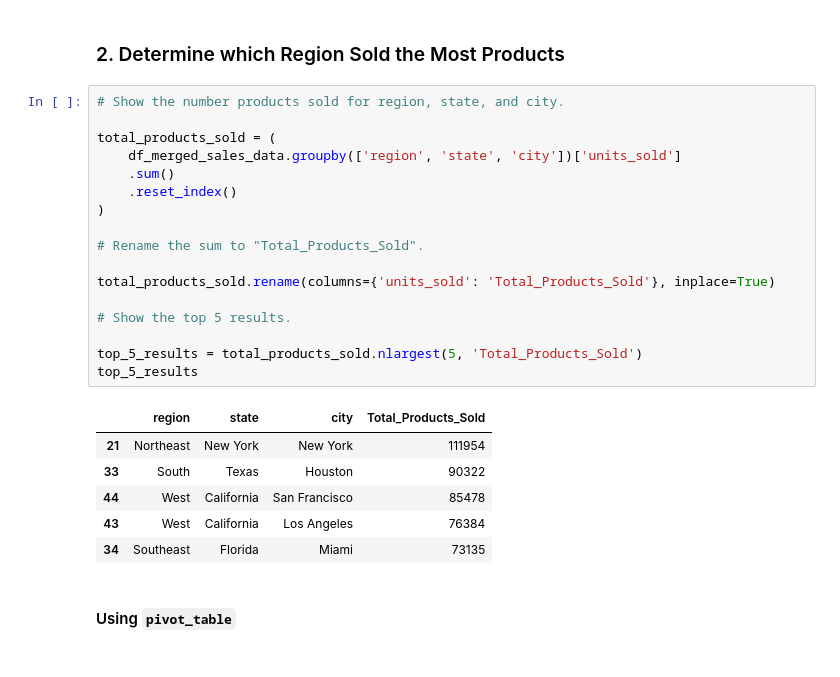
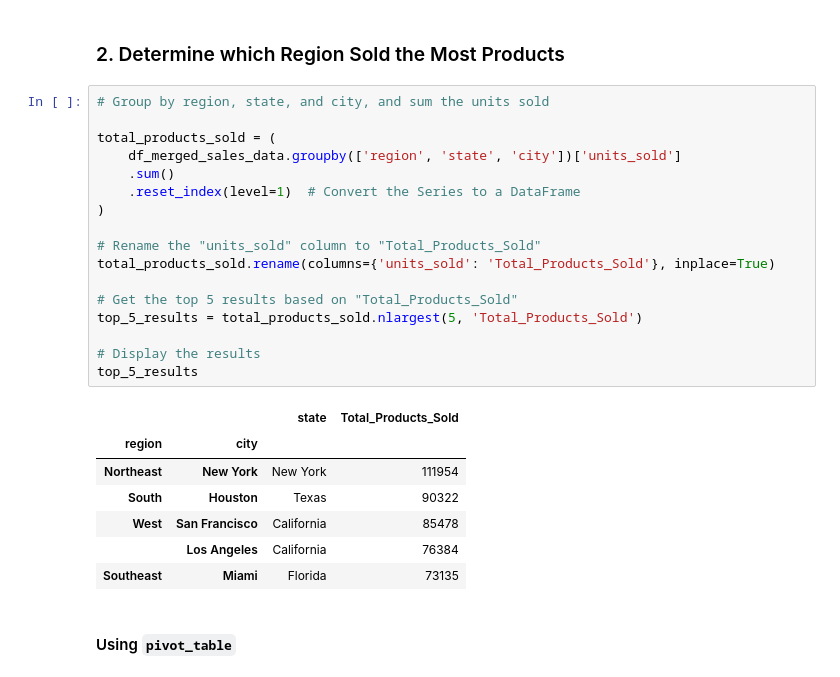
Before and after one commit to mward2020/athletic_sales_analysis, a Jupyter notebook: athletic_sales_analysis.ipynb, the cells around one changed output. Drawn from its saved outputs; the diff is of its cells as text.

```diff
--- a/athletic_sales_analysis.ipynb
+++ b/athletic_sales_analysis.ipynb
@@ -190,29 +190,30 @@ memory usage: 904.2+ KB
 # %% [markdown]
 ### 2. Determine which Region Sold the Most Products
 # %%
-# Show the number products sold for region, state, and city.
+# Group by region, state, and city, and sum the units sold
 
 total_products_sold = (
     df_merged_sales_data.groupby(['region', 'state', 'city'])['units_sold']
     .sum()
-    .reset_index()
+    .reset_index(level=1)  # Convert the Series to a DataFrame
 )
 
-# Rename the sum to "Total_Products_Sold".
-
+# Rename the "units_sold" column to "Total_Products_Sold"
 total_products_sold.rename(columns={'units_sold': 'Total_Products_Sold'}, inplace=True)
 
-# Show the top 5 results.
+# Get the top 5 results based on "Total_Products_Sold"
+top_5_results = total_products_sold.nlargest(5, 'Total_Products_Sold')
 
-top_5_results = total_products_sold.nlargest(5, 'Total_Products_Sold')
+# Display the results
 top_5_results
 # %% [output]
-|  | region | state | city | Total_Products_Sold |
-| 21 | Northeast | New York | New York | 111954 |
-| 33 | South | Texas | Houston | 90322 |
-| 44 | West | California | San Francisco | 85478 |
-| 43 | West | California | Los Angeles | 76384 |
-| 34 | Southeast | Florida | Miami | 73135 |
+|  |  | state | Total_Products_Sold |
+| region | city |  |  |
+| Northeast | New York | New York | 111954 |
+| South | Houston | Texas | 90322 |
+| West | San Francisco | California | 85478 |
+|  | Los Angeles | California | 76384 |
+| Southeast | Miami | Florida | 73135 |
 # %% [markdown]
 #### Using `pivot_table`
 # %%
```
Also changed, not shown: parts of 5 cells of this notebook.
